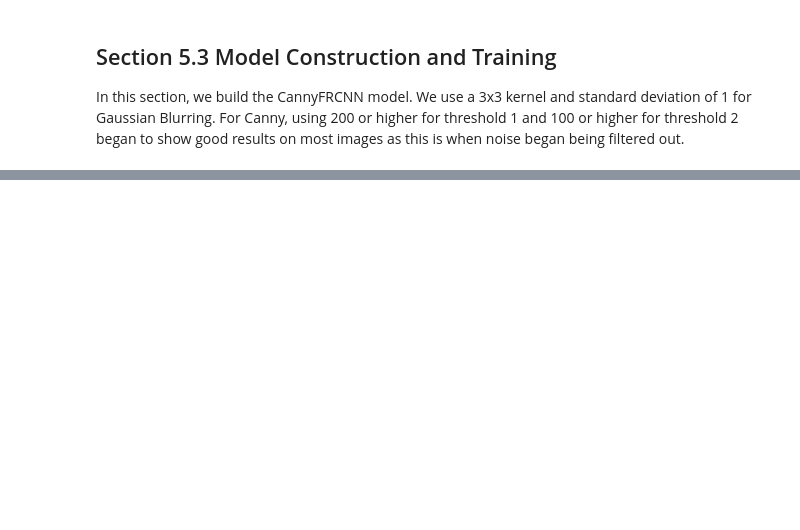
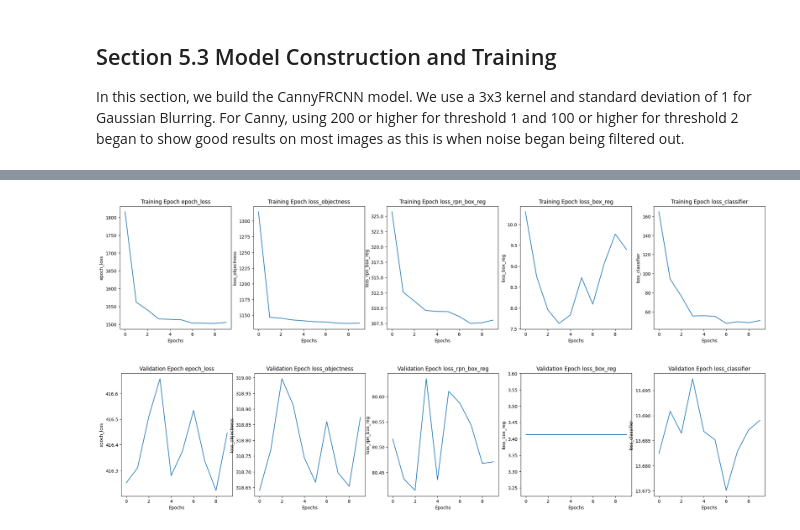
Before and after one commit to jag1799/SeaSARR, a Jupyter notebook: src/frcnn/CannyFrcnn.ipynb, the cells around one changed output, grey strips where cells are left out. Drawn from its saved outputs; the diff is of its cells as text; code cells hidden in the pictures; blank space fills up the shorter version.

Commit message:
CannyFRCNN results generated.

```diff
--- a/src/frcnn/CannyFrcnn.ipynb
+++ b/src/frcnn/CannyFrcnn.ipynb
@@ -89,4 +108,4 @@ input_features = frcnn.roi_heads.box_predictor.cls_score.in_features
 frcnn.roi_heads.box_predictor = torchvision.models.detection.faster_rcnn.FastRCNNPredictor(input_features, 2)
 
 # Build the loss function and optimizer
-optimizer = torch.optim.Adam(frcnn.parameters(), lr=0.001)
+optimizer = torch.optim.Adam(frcnn.parameters(), lr=1e-6)
@@ -94,4 +124,4 @@ optimizer = torch.optim.Adam(frcnn.parameters(), lr=0.001)
 canny_model = CannyFRCNN(frcnn, 'cuda', (3, 3), 1.0, 200, 100)
 worker = ModelWorkerFRCNN(optimizer, canny_model, False)
 # %%
-worker.train(train_dataloader, num_epochs=1, indices_to_skip=[3736])
+worker.train(train_dataloader, num_epochs=10, indices_to_skip=[3736])
@@ -97,0 +167,9 @@ worker.train(train_dataloader, num_epochs=1, indices_to_skip=[3736])
+# %%
+# Plot Baseline training and validation metrics
+worker.plot_losses(True)
+plt.show()
+worker.plot_losses(False)
+plt.show()
+# %% [output]
+[figure, added]
+[figure, added]
```
Also changed, not shown: parts of 23 cells of this notebook.
